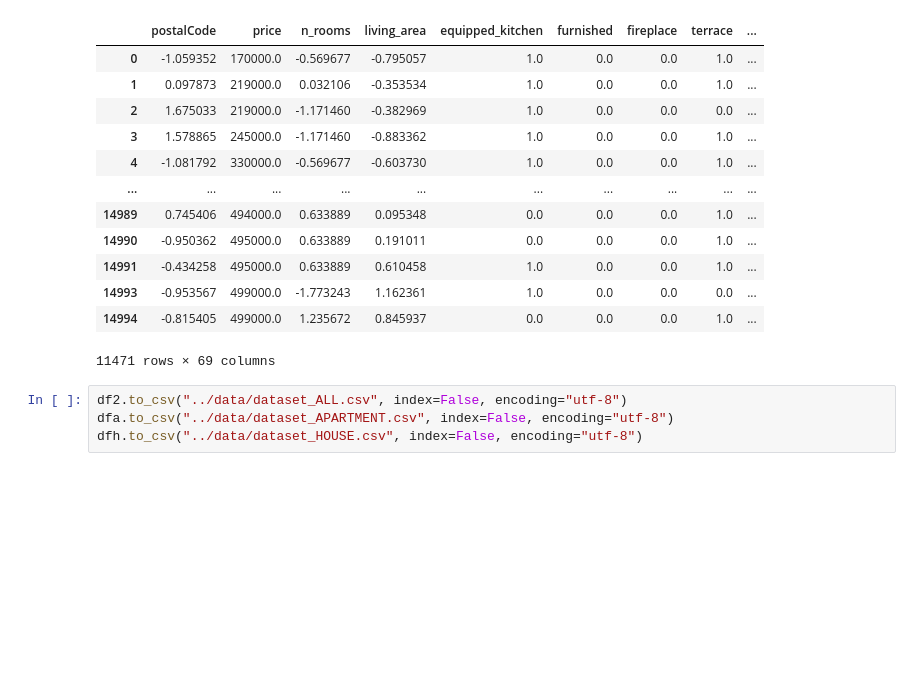
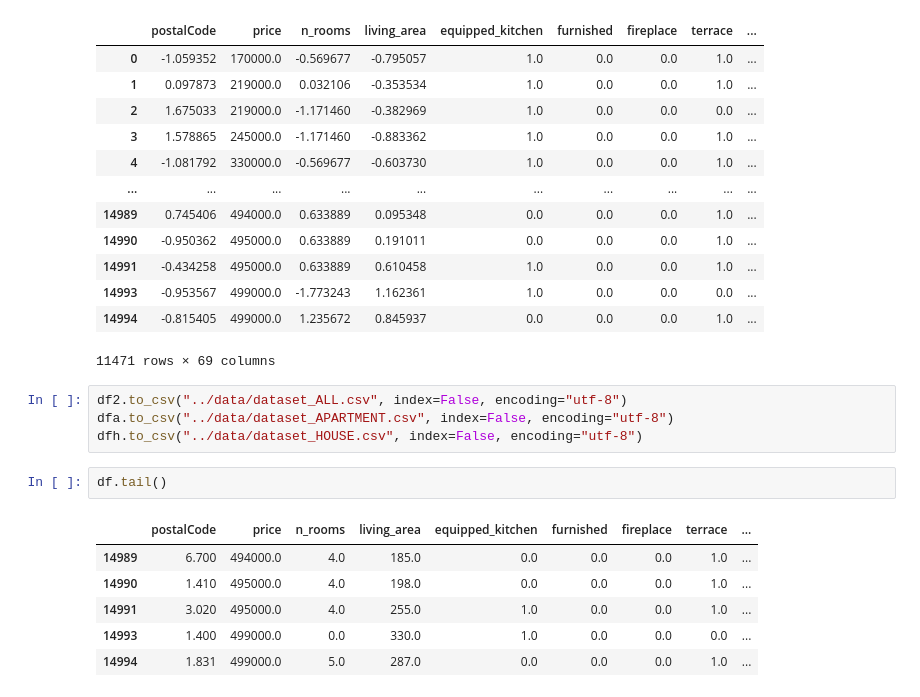
Before and after one commit to prongx/immo_eliza_regression, a Jupyter notebook: data-exploration/notebookCleaningData.ipynb, the cells around one changed output. Drawn from its saved outputs; the diff is of its cells as text; blank space fills up the shorter version.

```diff
--- a/data-exploration/notebookCleaningData.ipynb
+++ b/data-exploration/notebookCleaningData.ipynb
@@ -104,3 +104,12 @@ df2
 df2.to_csv("../data/dataset_ALL.csv", index=False, encoding="utf-8")
 dfa.to_csv("../data/dataset_APARTMENT.csv", index=False, encoding="utf-8")
 dfh.to_csv("../data/dataset_HOUSE.csv", index=False, encoding="utf-8")
+# %%
+df.tail()
+# %% [output]
+|  | postalCode | price | n_rooms | living_area | equipped_kitchen | furnished | fireplace | terrace | ... |
+| 14989 | 6.700 | 494000.0 | 4.0 | 185.0 | 0.0 | 0.0 | 0.0 | 1.0 | ... |
+| 14990 | 1.410 | 495000.0 | 4.0 | 198.0 | 0.0 | 0.0 | 0.0 | 1.0 | ... |
+| 14991 | 3.020 | 495000.0 | 4.0 | 255.0 | 1.0 | 0.0 | 0.0 | 1.0 | ... |
+| 14993 | 1.400 | 499000.0 | 0.0 | 330.0 | 1.0 | 0.0 | 0.0 | 0.0 | ... |
+| 14994 | 1.831 | 499000.0 | 5.0 | 287.0 | 0.0 | 0.0 | 0.0 | 1.0 | ... |
```
Also changed, not shown: parts of 3 cells of this notebook, 7 other files.
